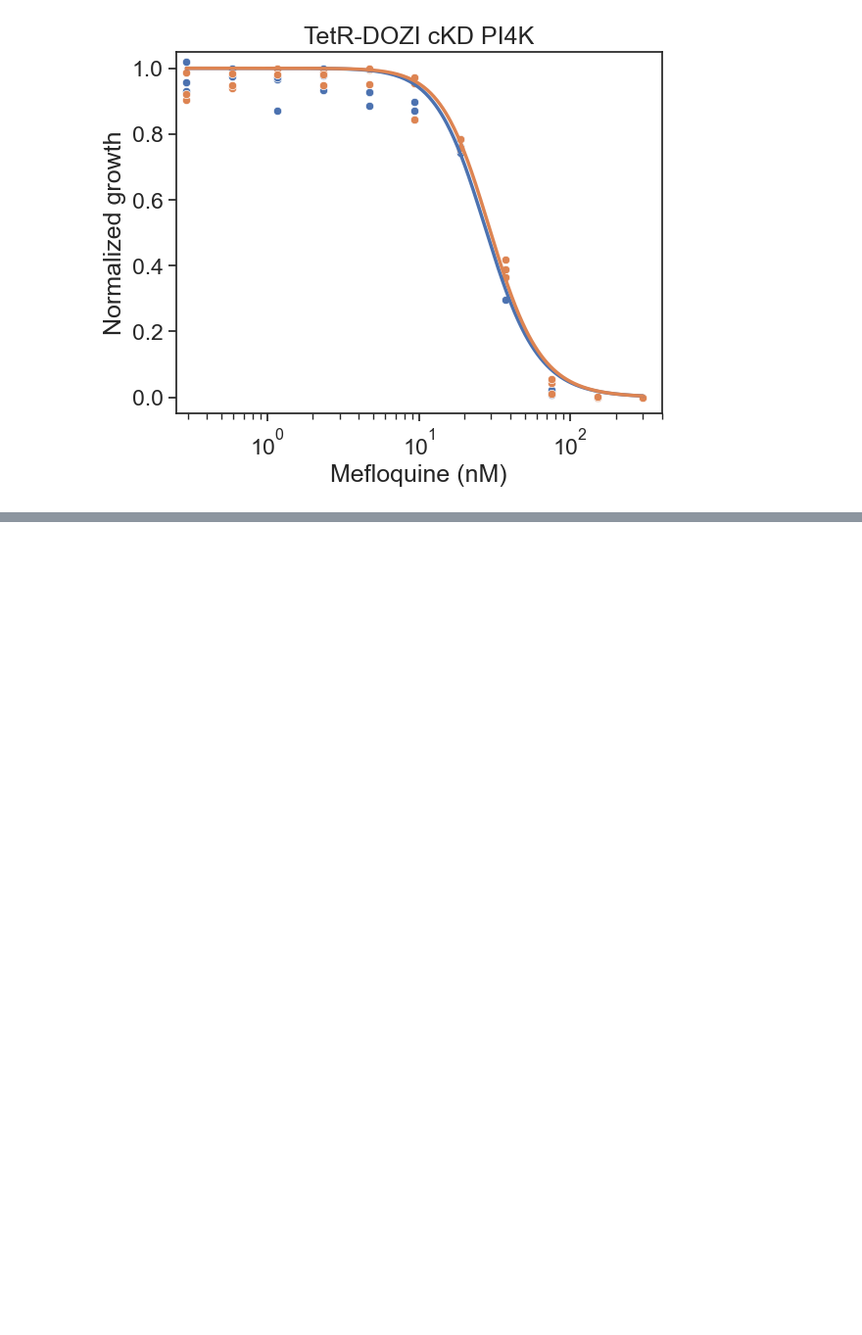
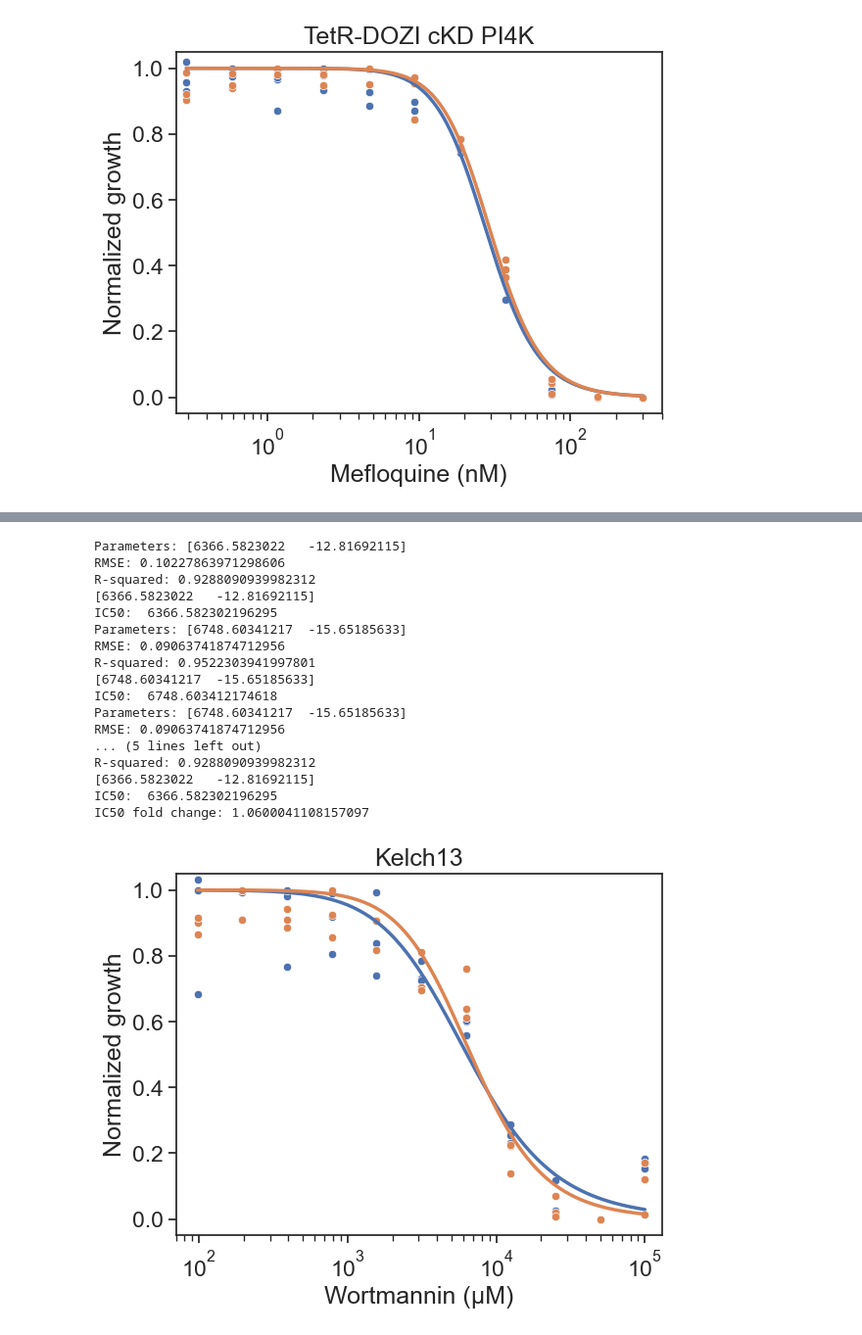
Before and after one commit to pablocarderam/pfal-transcriptional-control, a Jupyter notebook: Data and figures/Compound-target interactions/IC50 shift compound assay.ipynb, the cells around one changed output, grey strips where cells are left out. Shown at 98% size. Drawn from its saved outputs; the diff is of its cells as text; code cells hidden in the pictures; blank space fills up the shorter version.

Commit message:
Add Kelch13 pulse assay drug data.

```diff
--- a/Data and figures/Compound-target interactions/IC50 shift compound assay.ipynb
+++ b/Data and figures/Compound-target interactions/IC50 shift compound assay.ipynb
@@ -1108,0 +1111,41 @@ plt.xticks(rotation=45, ha='right')
+# %%
+no_ckd = IC50_fold_changes.loc[IC50_fold_changes['cKD']=='No cKD',].copy()
+IC50_fold_changes = []
+# %%
+IC50_fold_change = plotCurves(
+    dat_full = pd.read_csv('./pPC150 Kelch13/ppc150 kelch13 0.04iptg wort Rluc 15sec shake 1sec int 2024.08.25 17_30_35.csv'),
+    gene_name = 'Kelch13',
+    inducer_concentrations = [0,2],
+    compound_name = 'Wortmannin',
+    compound_concentration_max = 100000,
+    compound_rows_no_inducer = ['B','C','D'],
+    compound_rows_inducer = ['E','F','G'],
+    dilution_factor = 2,
+    num_dilutions = 11,
+    xlim = [70, 130000],
+    ylim = [-0.05, 1.05],
+    fit_scaling_coefficient=1,
+    fit_init_param=[10000,10],
+    units='µM'
+    )
+
+IC50_fold_changes.append( ['LacI cKD','Kelch13','Wortmannin',IC50_fold_change] )
+# %% [output]
+Parameters: [6366.5823022   -12.81692115]
+RMSE: 0.10227863971298606
+R-squared: 0.9288090939982312
+[6366.5823022   -12.81692115]
+IC50:  6366.582302196295
+Parameters: [6748.60341217  -15.65185633]
+RMSE: 0.09063741874712956
+R-squared: 0.9522303941997801
+[6748.60341217  -15.65185633]
+IC50:  6748.603412174618
+Parameters: [6748.60341217  -15.65185633]
+RMSE: 0.09063741874712956
+... (5 lines left out)
+R-squared: 0.9288090939982312
+[6366.5823022   -12.81692115]
+IC50:  6366.582302196295
+IC50 fold change: 1.0600041108157097
+[figure, added]
```
Also changed, not shown: parts of 14 cells of this notebook, 7 other files.
